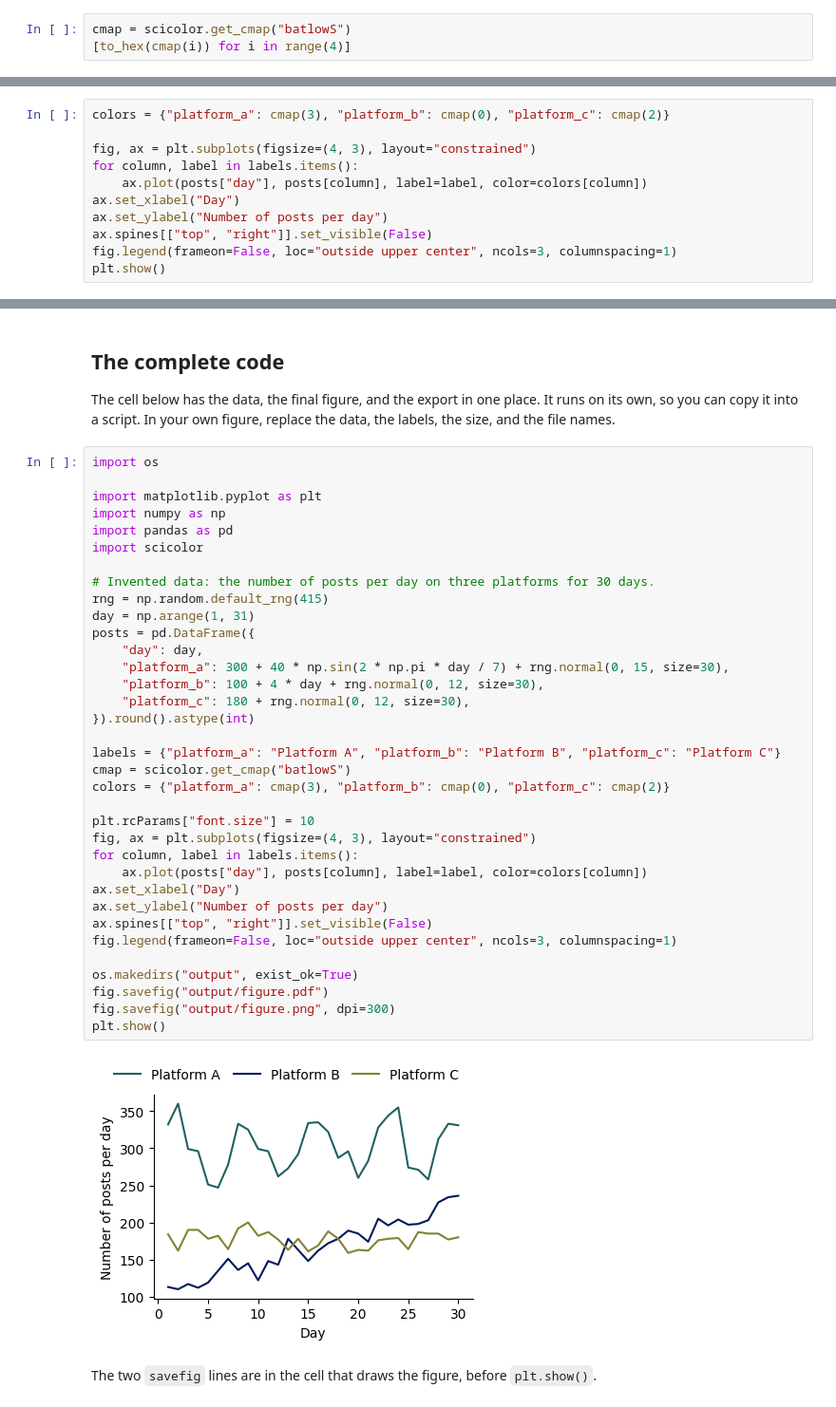
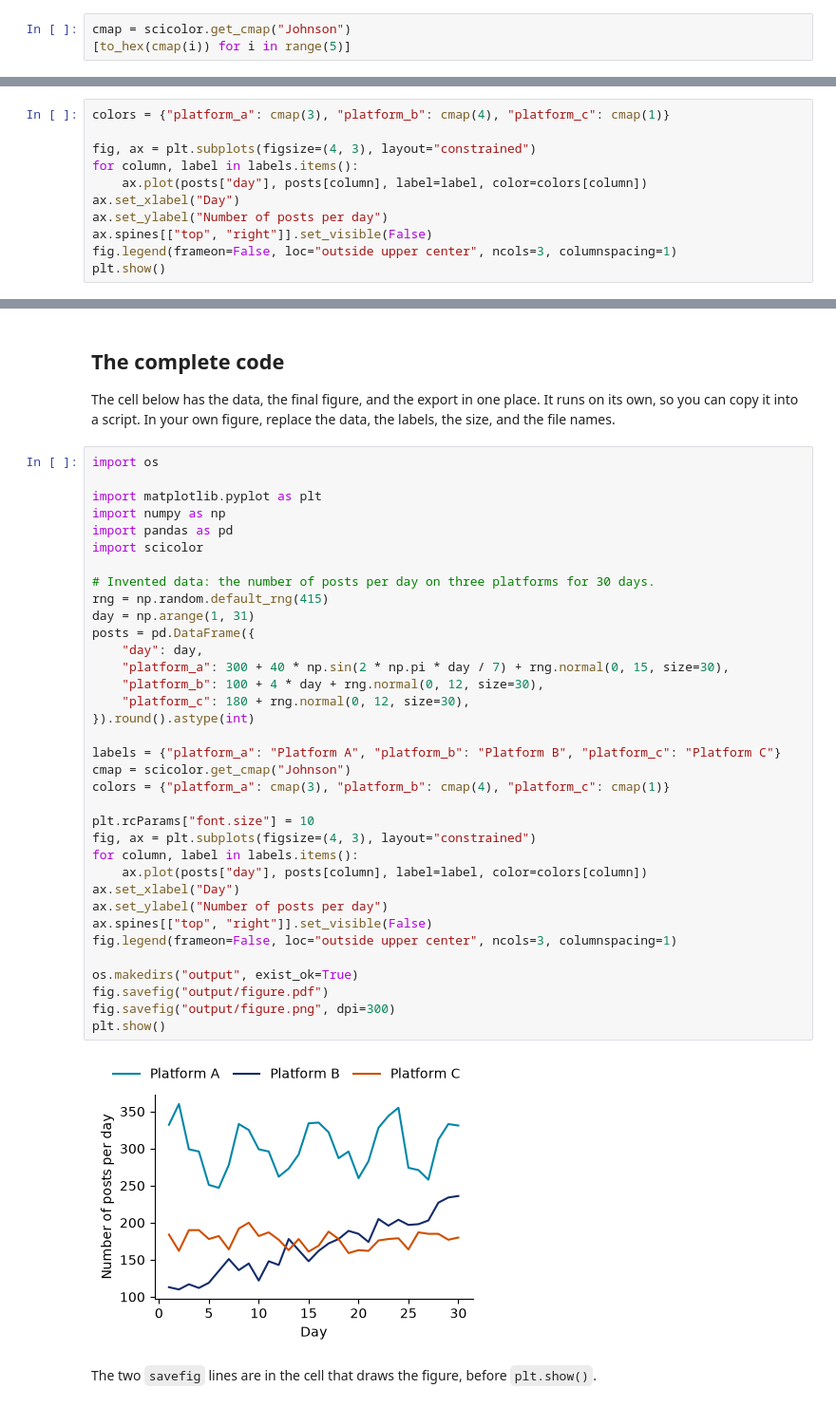
Before and after one commit to YangKCLab/social-media-ds-course, a Jupyter notebook: demos/data_vis/report-figure.ipynb, the cells around one changed output, grey strips where cells are left out. Shown at 95% size. Drawn from its saved outputs; the diff is of its cells as text.

```diff
--- a/demos/data_vis/report-figure.ipynb
+++ b/demos/data_vis/report-figure.ipynb
@@ -205,4 +205,4 @@ The next cell shows its first four colors as hex codes.
 # %%
-cmap = scicolor.get_cmap("batlowS")
-[to_hex(cmap(i)) for i in range(4)]
+cmap = scicolor.get_cmap("Johnson")
+[to_hex(cmap(i)) for i in range(5)]
 # %% [output]
@@ -214,6 +214,6 @@ A thin line in light pink is hard to see on a white background, so the figure do
 Check every color against the background of the figure, also when the color map is color-blind friendly.
 # %%
-colors = {"platform_a": cmap(3), "platform_b": cmap(0), "platform_c": cmap(2)}
+colors = {"platform_a": cmap(3), "platform_b": cmap(4), "platform_c": cmap(1)}
 
 fig, ax = plt.subplots(figsize=(4, 3), layout="constrained")
 for column, label in labels.items():
@@ -272,35 +273,35 @@ import matplotlib.pyplot as plt
 import numpy as np
 import pandas as pd
 import scicolor
 
 # Invented data: the number of posts per day on three platforms for 30 days.
 rng = np.random.default_rng(415)
 day = np.arange(1, 31)
 posts = pd.DataFrame({
     "day": day,
     "platform_a": 300 + 40 * np.sin(2 * np.pi * day / 7) + rng.normal(0, 15, size=30),
     "platform_b": 100 + 4 * day + rng.normal(0, 12, size=30),
     "platform_c": 180 + rng.normal(0, 12, size=30),
 }).round().astype(int)
 
 labels = {"platform_a": "Platform A", "platform_b": "Platform B", "platform_c": "Platform C"}
-cmap = scicolor.get_cmap("batlowS")
-colors = {"platform_a": cmap(3), "platform_b": cmap(0), "platform_c": cmap(2)}
+cmap = scicolor.get_cmap("Johnson")
+colors = {"platform_a": cmap(3), "platform_b": cmap(4), "platform_c": cmap(1)}
 
 plt.rcParams["font.size"] = 10
 fig, ax = plt.subplots(figsize=(4, 3), layout="constrained")
 for column, label in labels.items():
     ax.plot(posts["day"], posts[column], label=label, color=colors[column])
 ax.set_xlabel("Day")
 ax.set_ylabel("Number of posts per day")
 ax.spines[["top", "right"]].set_visible(False)
 fig.legend(frameon=False, loc="outside upper center", ncols=3, columnspacing=1)
 
 os.makedirs("output", exist_ok=True)
 fig.savefig("output/figure.pdf")
 fig.savefig("output/figure.png", dpi=300)
 plt.show()
 # %% [output]
-[figure, old version]
+[figure, new version]
 # %% [markdown]
 The two `savefig` lines are in the cell that draws the figure, before `plt.show()`.
```
Also changed, not shown: parts of 6 cells of this notebook, 1 other file.
